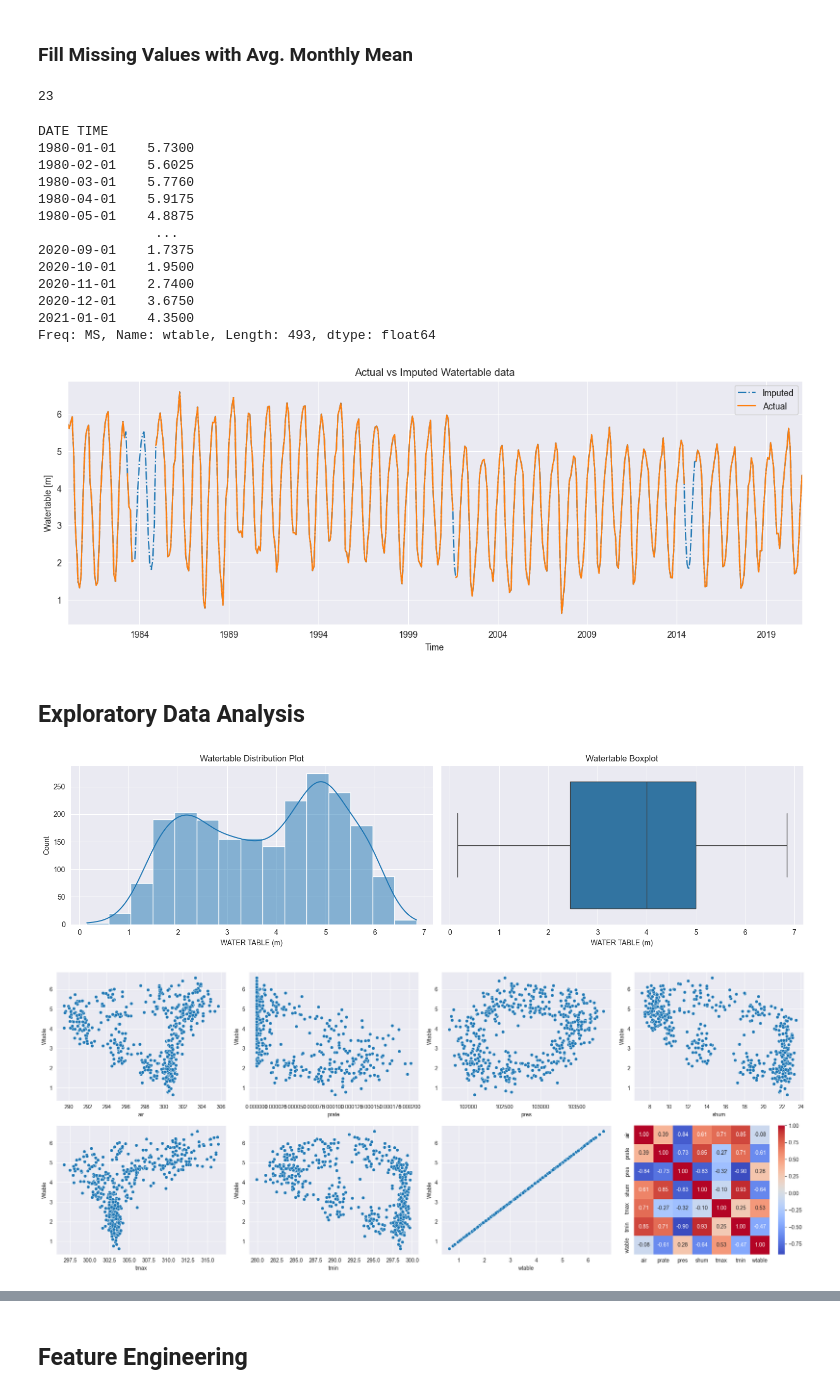
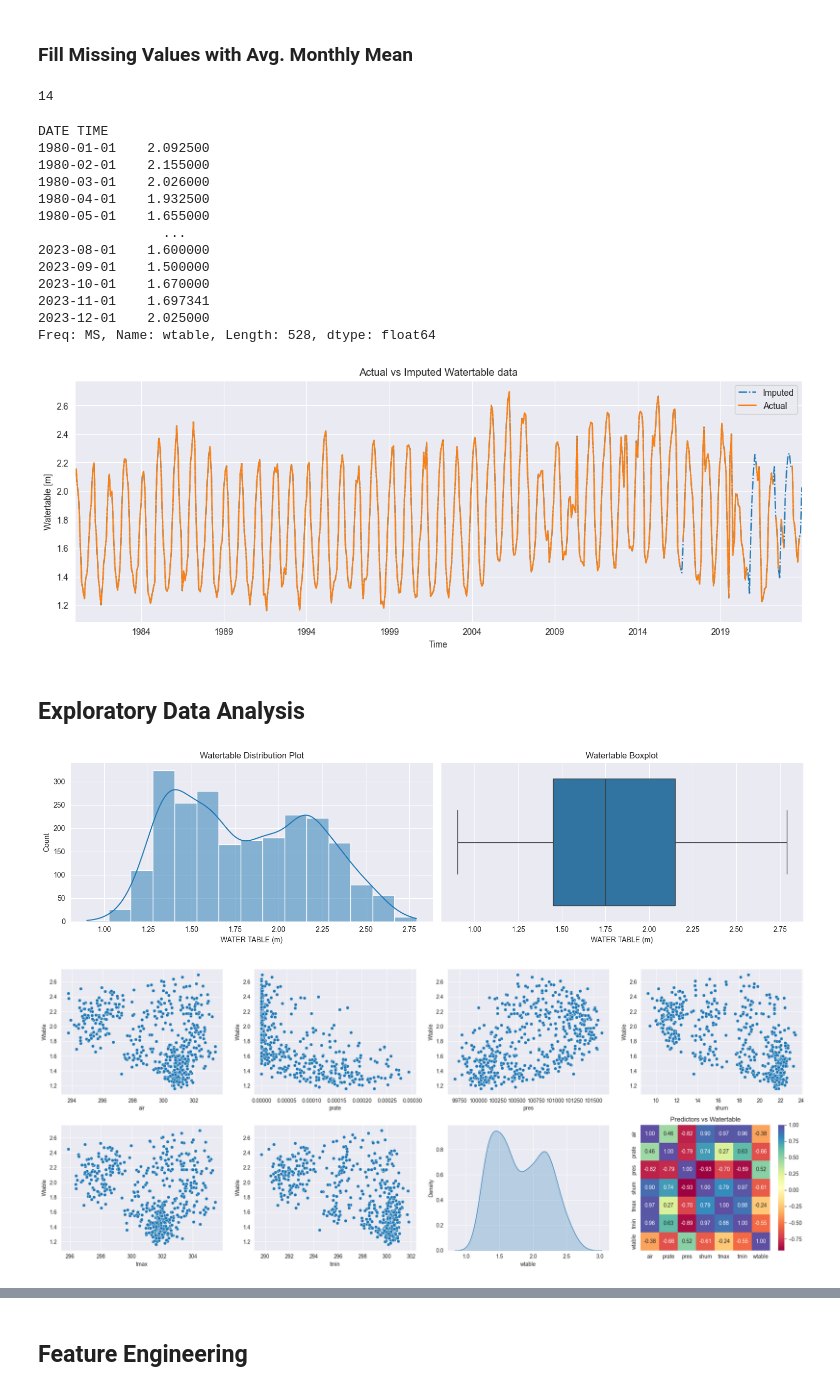
Before and after one commit to sadat-saim/pyBiasCorrect, a Jupyter notebook: Groundwater Downscaling-NBC-hist.ipynb, the cells around one changed output, grey strips where cells are left out. Saved outputs shown, nothing was run; the diff lists cells and outputs as text; code cells hidden in the pictures.

```diff
--- a/Groundwater Downscaling-NBC-hist.ipynb
+++ b/Groundwater Downscaling-NBC-hist.ipynb
@@ -29,7 +29,7 @@ from modules import wrangle
 # %% [markdown]
 Path of the Reanalysis and GCM netCDF Files
 # %%
-path_station = r"F:\Reanalysis Data\Monthly\Observed\Ground WaterGT294700720321.xlsx"
+path_station = r"F:\Reanalysis Data\Monthly\Observed\Ground WaterGT041900320314.xlsx"
 # Directory containing the reanalysis NetCDF files
 path_reanalysis = r"F:\Reanalysis Data\Monthly\Reanalysis"
 # Directory containing the gcm NetCDF files
@@ -92,7 +92,7 @@ dtype: int64
 df_not_imputed = df[0]["WATER TABLE (m)"].resample('MS').mean()
 df_not_imputed.isnull().sum()
 # %% [output]
-23
+14
 # %%
 from modules import monthly_mean_imputer
 
@@ -101,18 +101,18 @@ imputed = monthly_mean_imputer(df[0]["WATER TABLE (m)"], "wtable")
 imputed
 # %% [output]
 DATE TIME
-1980-01-01    5.7300
-1980-02-01    5.6025
-1980-03-01    5.7760
-1980-04-01    5.9175
-1980-05-01    4.8875
-               ...
-2020-09-01    1.7375
-2020-10-01    1.9500
-2020-11-01    2.7400
-2020-12-01    3.6750
-2021-01-01    4.3500
-Freq: MS, Name: wtable, Length: 493, dtype: float64
+1980-01-01    2.092500
+1980-02-01    2.155000
+1980-03-01    2.026000
+1980-04-01    1.932500
+1980-05-01    1.655000
+                ...
+2023-08-01    1.600000
+2023-09-01    1.500000
+2023-10-01    1.670000
+2023-11-01    1.697341
+2023-12-01    2.025000
+Freq: MS, Name: wtable, Length: 528, dtype: float64
 # %%
 fig, ax = plt.subplots(figsize=(15,5))
 imputed.plot(ax=ax, style=["-."])
@@ -122,7 +122,7 @@ plt.ylabel("Watertable [m]")
 plt.title("Actual vs Imputed Watertable data")
 ax.legend(["Imputed", "Actual"]);
 # %% [output]
-[figure, old version]
+[figure, new version]
 # %% [markdown]
 ## Exploratory Data Analysis
 # %%
@@ -136,37 +136,41 @@ axs[1].set_title("Watertable Boxplot")
 
 plt.tight_layout()
 # %% [output]
-[figure, old version]
+[figure, new version]
 # %%
 # Creating a temporary dataframe
 temp = df[1].copy()
 temp['wtable'] = imputed
 
 num_columns = len(temp.columns)
 rows = (num_columns + 1) // 4
 fig, axs = plt.subplots(rows, 4, figsize=(20, 8))
 axs = axs.flatten()
 
 # Loop through the columns in temp to create scatter plots
 for i, column in enumerate(temp.columns):
+    if column == 'wtable':
+        sns.kdeplot(data= temp, x=column, ax=axs[i], fill=True)
+        continue
     sns.scatterplot(x=temp[column], y=temp['wtable'], ax=axs[i])
     # axs[i].scatter(x=temp[column], y=temp['wtable'])
     axs[i].set_xlabel(column)
     axs[i].set_ylabel('Wtable')  # Add ylabel for clarity
 
 # Add correlation matrix at the last plot
-sns.heatmap(temp.corr(), annot=True, cmap='coolwarm', fmt=".2f", ax=axs[len(temp.columns)])
+sns.heatmap(temp.corr(), annot=True, cmap="Spectral", fmt=".2f", ax=axs[len(temp.columns)])
 
 # Remove any empty subplots if there are more than needed
 for j in range(len(temp.columns) + 1, 8):  # Assuming we have 8 total slots
     fig.delaxes(axs[j // 4, j % 4])
 
+plt.title("Predictors vs Watertable")
 plt.tight_layout()
 
 # remove temp from RAM
 del temp
 # %% [output]
-[figure, old version]
+[figure, new version]
 # %%
 from modules import plot_features_distributions
 
```
Also changed, not shown: parts of 18 cells of this notebook.
